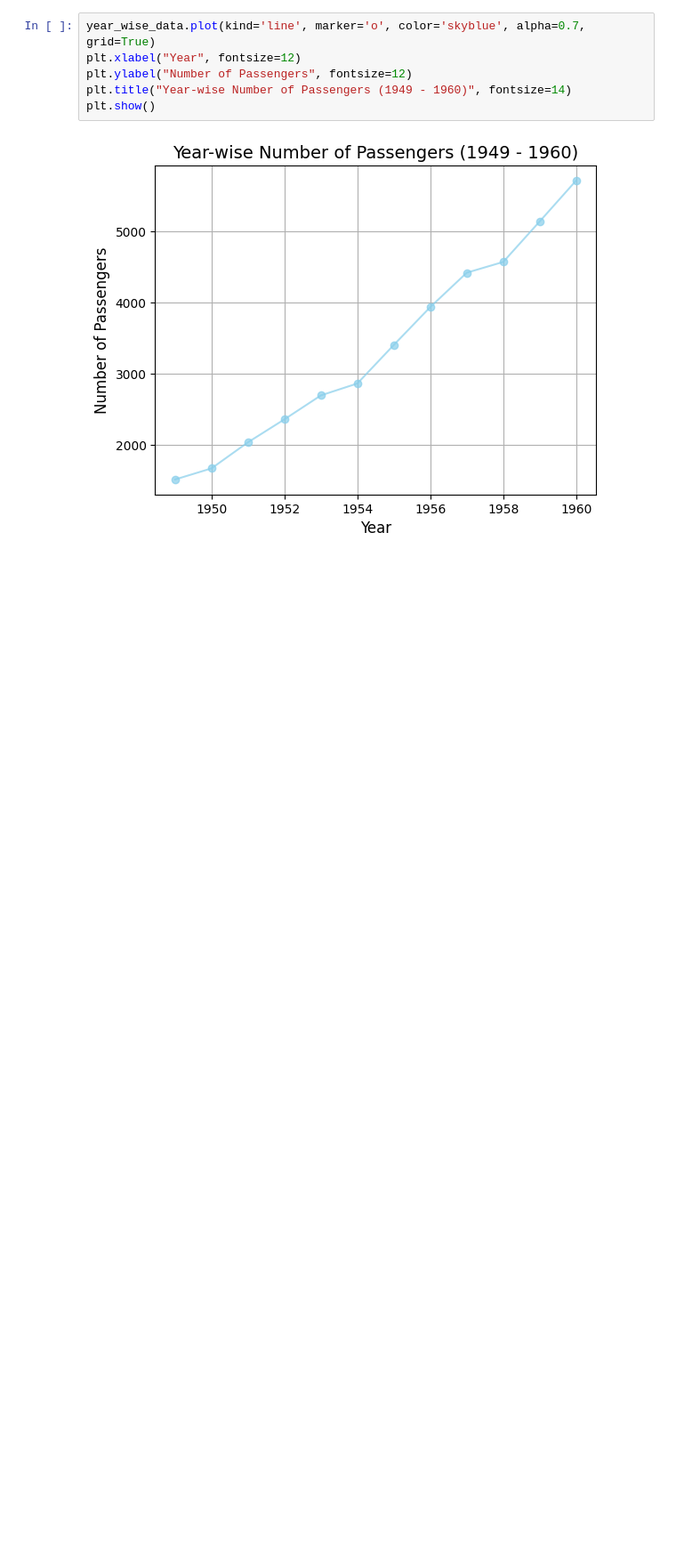
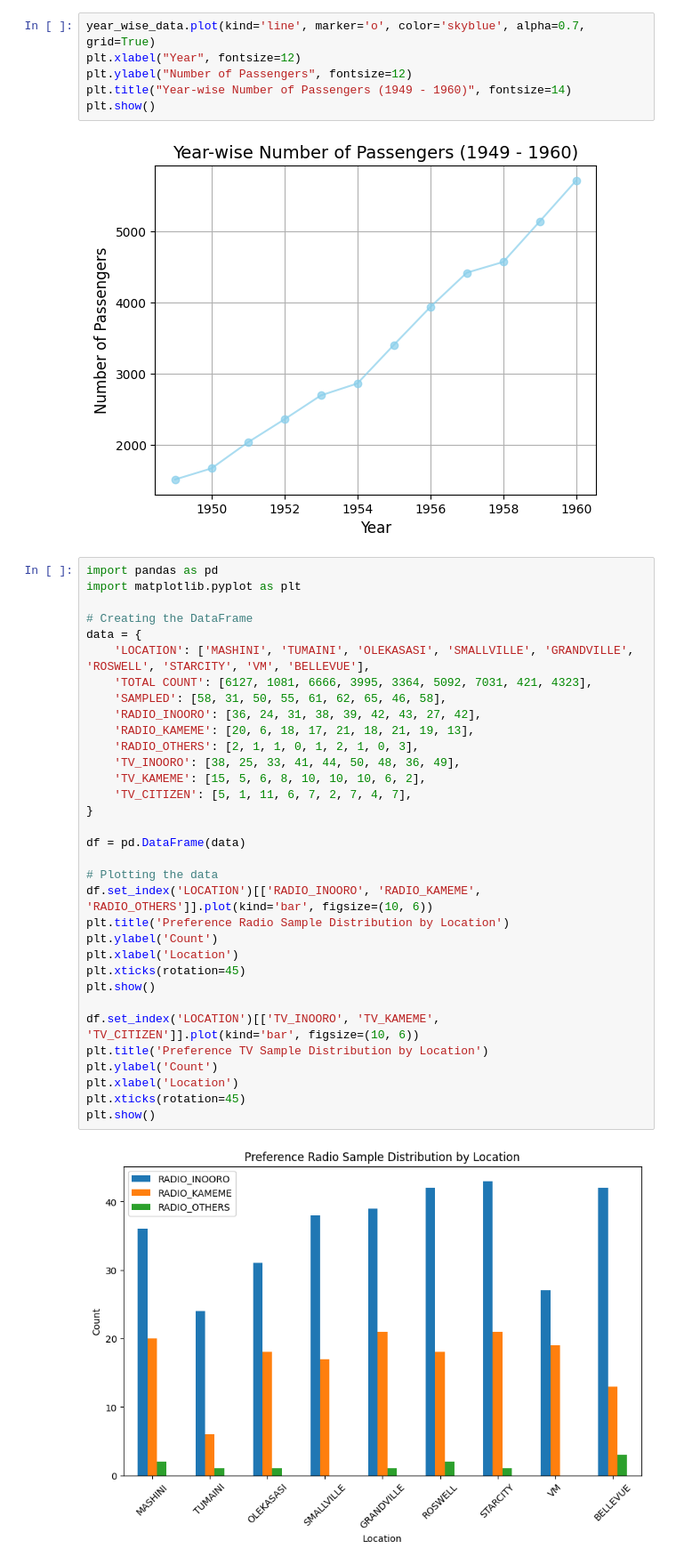
Before and after one commit to ManNjoro/code-signal, a Jupyter notebook: trend-analysis.ipynb, the cells around one changed output. Shown: that part at 89% size. Cells and saved outputs as stored; diff of their text form; blank space fills up the shorter version.

```diff
--- a/trend-analysis.ipynb
+++ b/trend-analysis.ipynb
@@ -179,3 +179,38 @@ plt.title("Year-wise Number of Passengers (1949 - 1960)", fontsize=14)
 plt.show()
 # %% [output]
 [figure]
+# %%
+import pandas as pd
+import matplotlib.pyplot as plt
+
+# Creating the DataFrame
+data = {
+    'LOCATION': ['MASHINI', 'TUMAINI', 'OLEKASASI', 'SMALLVILLE', 'GRANDVILLE', 'ROSWELL', 'STARCITY', 'VM', 'BELLEVUE'],
+    'TOTAL COUNT': [6127, 1081, 6666, 3995, 3364, 5092, 7031, 421, 4323],
+    'SAMPLED': [58, 31, 50, 55, 61, 62, 65, 46, 58],
+    'RADIO_INOORO': [36, 24, 31, 38, 39, 42, 43, 27, 42],
+    'RADIO_KAMEME': [20, 6, 18, 17, 21, 18, 21, 19, 13],
+    'RADIO_OTHERS': [2, 1, 1, 0, 1, 2, 1, 0, 3],
+    'TV_INOORO': [38, 25, 33, 41, 44, 50, 48, 36, 49],
+    'TV_KAMEME': [15, 5, 6, 8, 10, 10, 10, 6, 2],
+    'TV_CITIZEN': [5, 1, 11, 6, 7, 2, 7, 4, 7],
+}
+
+df = pd.DataFrame(data)
+
+# Plotting the data
+df.set_index('LOCATION')[['RADIO_INOORO', 'RADIO_KAMEME', 'RADIO_OTHERS']].plot(kind='bar', figsize=(10, 6))
+plt.title('Preference Radio Sample Distribution by Location')
+plt.ylabel('Count')
+plt.xlabel('Location')
+plt.xticks(rotation=45)
+plt.show()
+
+df.set_index('LOCATION')[['TV_INOORO', 'TV_KAMEME', 'TV_CITIZEN']].plot(kind='bar', figsize=(10, 6))
+plt.title('Preference TV Sample Distribution by Location')
+plt.ylabel('Count')
+plt.xlabel('Location')
+plt.xticks(rotation=45)
+plt.show()
+# %% [output]
+[figure, added]
```
Also changed, not shown: parts of 5 cells of this notebook.
